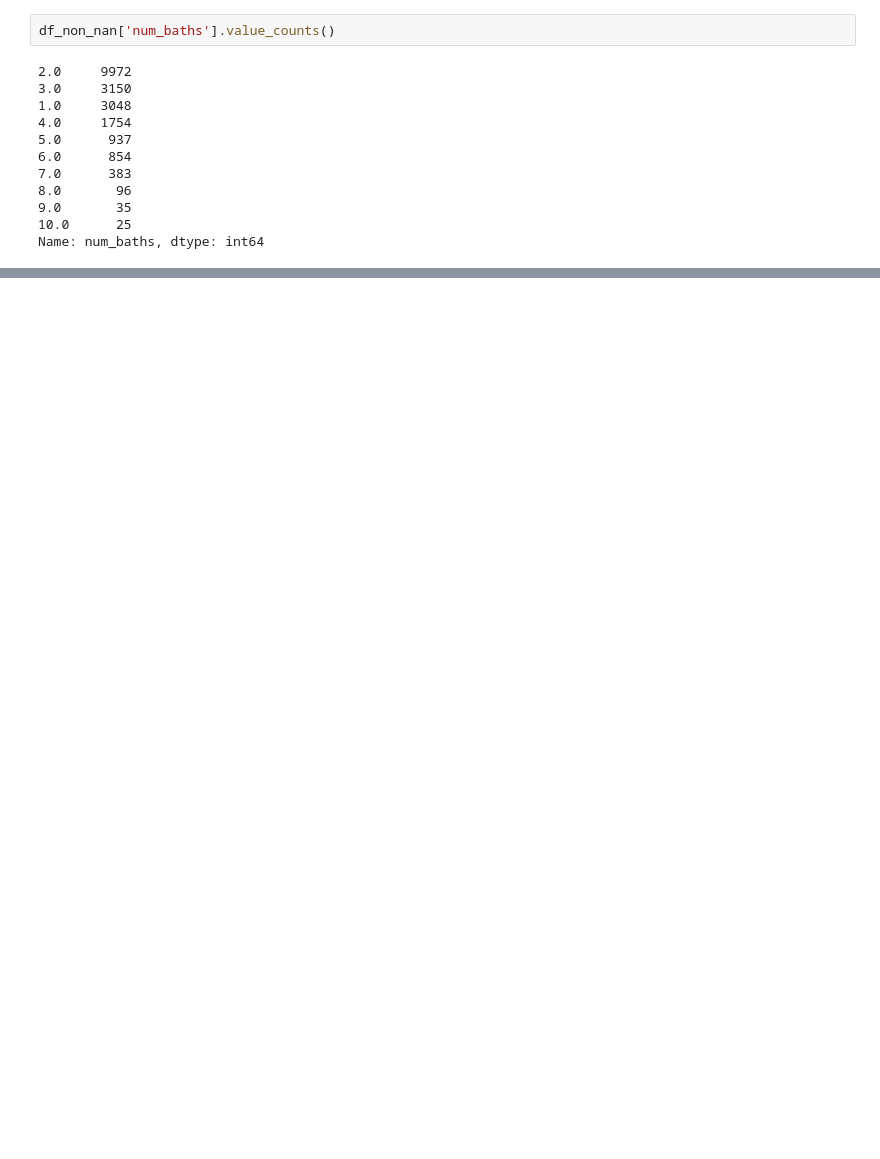
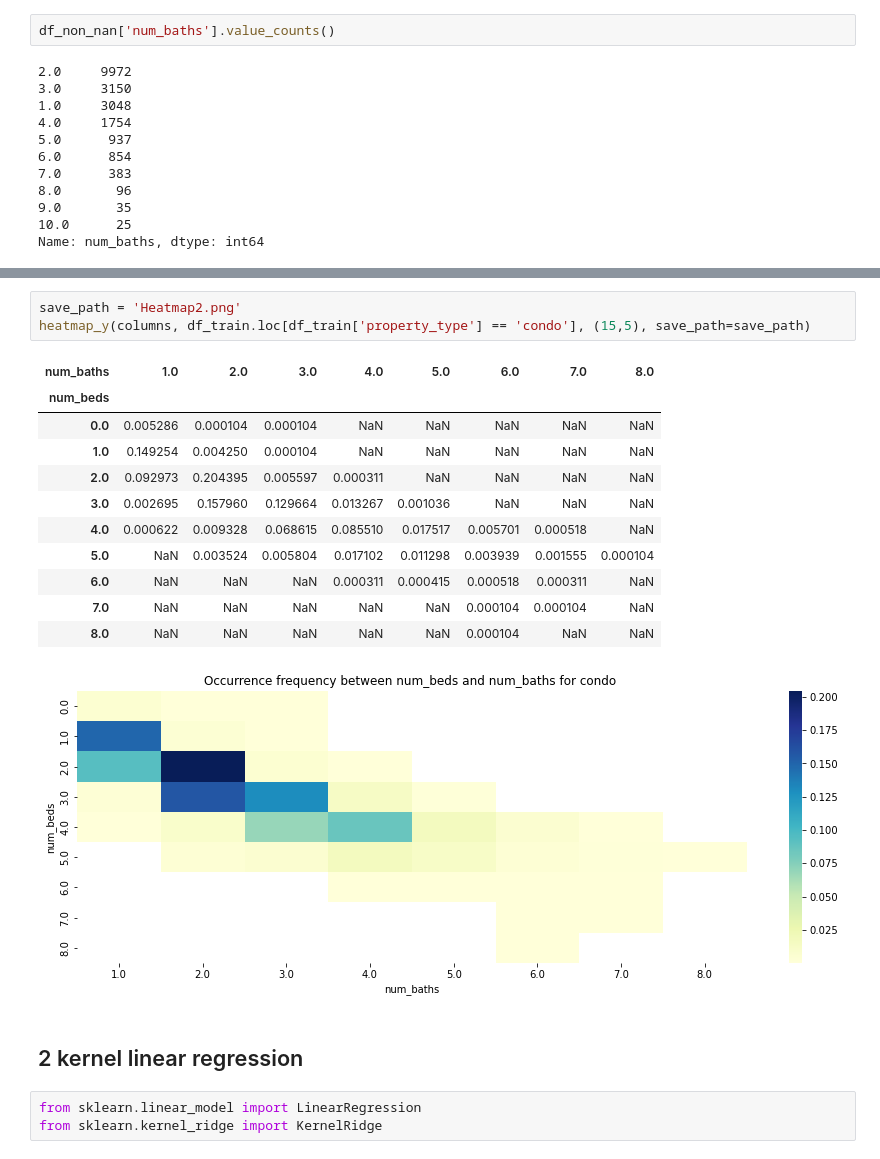
Before and after one commit to PigeonPhobia/no-bylan-regressor, a Jupyter notebook: Jiechen_EDA.ipynb, the cells around one changed output, grey strips where cells are left out. Saved outputs shown, nothing was run; the diff lists cells and outputs as text; blank space fills up the shorter version.

```diff
--- a/Jiechen_EDA.ipynb
+++ b/Jiechen_EDA.ipynb
@@ -220,0 +204,21 @@ from sklearn.kernel_ridge import KernelRidge
+# %%
+save_path = 'Heatmap2.png'
+heatmap_y(columns, df_train.loc[df_train['property_type'] == 'condo'], (15,5), save_path=save_path)
+# %% [output]
+| num_baths | 1.0 | 2.0 | 3.0 | 4.0 | 5.0 | 6.0 | 7.0 | 8.0 |
+| num_beds |  |  |  |  |  |  |  |  |
+| 0.0 | 0.005286 | 0.000104 | 0.000104 | NaN | NaN | NaN | NaN | NaN |
+| 1.0 | 0.149254 | 0.004250 | 0.000104 | NaN | NaN | NaN | NaN | NaN |
+| 2.0 | 0.092973 | 0.204395 | 0.005597 | 0.000311 | NaN | NaN | NaN | NaN |
+| 3.0 | 0.002695 | 0.157960 | 0.129664 | 0.013267 | 0.001036 | NaN | NaN | NaN |
+| 4.0 | 0.000622 | 0.009328 | 0.068615 | 0.085510 | 0.017517 | 0.005701 | 0.000518 | NaN |
+| 5.0 | NaN | 0.003524 | 0.005804 | 0.017102 | 0.011298 | 0.003939 | 0.001555 | 0.000104 |
+| 6.0 | NaN | NaN | NaN | 0.000311 | 0.000415 | 0.000518 | 0.000311 | NaN |
+| 7.0 | NaN | NaN | NaN | NaN | NaN | 0.000104 | 0.000104 | NaN |
+| 8.0 | NaN | NaN | NaN | NaN | NaN | 0.000104 | NaN | NaN |
+[figure, added]
+# %% [markdown]
+## 2 kernel linear regression
+# %%
+from sklearn.linear_model import LinearRegression
+from sklearn.kernel_ridge import KernelRidge
```
Also changed, not shown: parts of 17 cells of this notebook, 1 other file.
